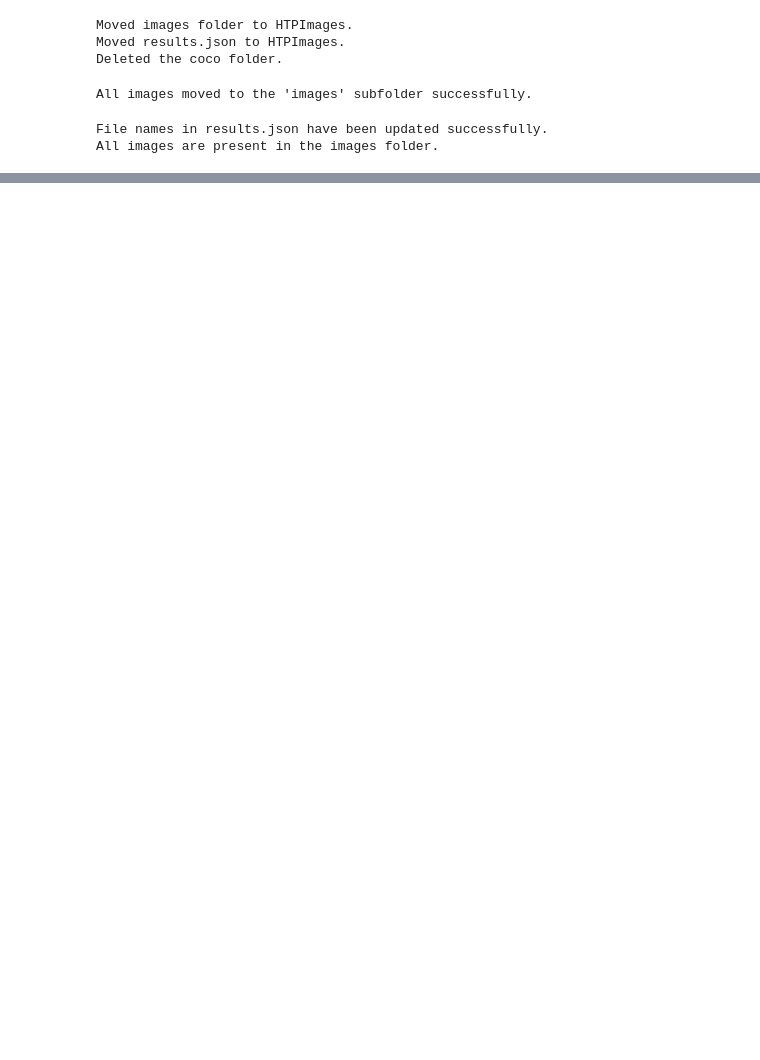
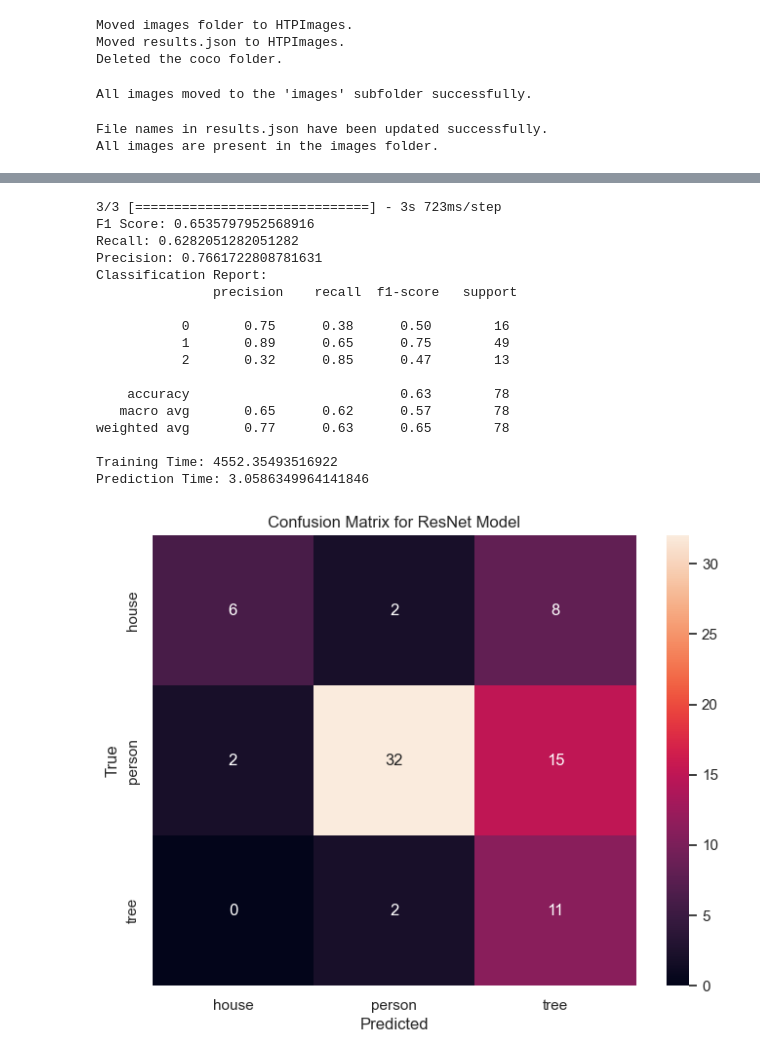
Before and after one commit to iremhttp/HTP-Project, a Jupyter notebook: main.ipynb, the cells around one changed output, grey strips where cells are left out. Cells and saved outputs as stored; diff of their text form; code cells hidden in the pictures; blank space fills up the shorter version.

```diff
--- a/main.ipynb
+++ b/main.ipynb
@@ -602,0 +882,4 @@ for ann in annotations['annotations'][:5]:
+# %%
+start_time_resnet = time.time()
+training_history_resnet = resnet_model.fit(X_train, y_train, validation_data=(X_test, y_test), epochs=100, class_weight=class_weight_dict)
+train_time_resnet = time.time() - start_time_resnet
@@ -602,0 +906,43 @@ for ann in annotations['annotations'][:5]:
+# %%
+start_time_resnet = time.time()
+y_pred = np.argmax(resnet_model.predict(X_test), axis=1)
+predict_time_resnet = time.time() - start_time_resnet
+
+f1 = f1_score(y_test, y_pred, average='weighted')
+recall = recall_score(y_test, y_pred, average='weighted')
+precision = precision_score(y_test, y_pred, average='weighted')
+
+print("F1 Score:", f1)
+print("Recall:", recall)
+print("Precision:", precision)
+print("Classification Report:\n", classification_report(y_test, y_pred))
+print("Training Time:", train_time_resnet)
+print("Prediction Time:", predict_time_resnet)
+
+cm = confusion_matrix(y_test, y_pred)
+
+plt.figure(figsize=(8, 6))
+sns.heatmap(cm, annot=True, fmt='d', cmap='rocket', xticklabels=label_encoder.classes_, yticklabels=label_encoder.classes_)
+plt.xlabel('Predicted')
+plt.ylabel('True')
+plt.title('Confusion Matrix for ResNet Model')
+plt.show()
+# %% [output]
+3/3 [==============================] - 3s 723ms/step
+F1 Score: 0.6535797952568916
+Recall: 0.6282051282051282
+Precision: 0.7661722808781631
+Classification Report:
+               precision    recall  f1-score   support
+
+           0       0.75      0.38      0.50        16
+           1       0.89      0.65      0.75        49
+           2       0.32      0.85      0.47        13
+
+    accuracy                           0.63        78
+   macro avg       0.65      0.62      0.57        78
+weighted avg       0.77      0.63      0.65        78
+
+Training Time: 4552.35493516922
+Prediction Time: 3.0586349964141846
+[figure, added]
```
Also changed, not shown: parts of 47 cells of this notebook.
